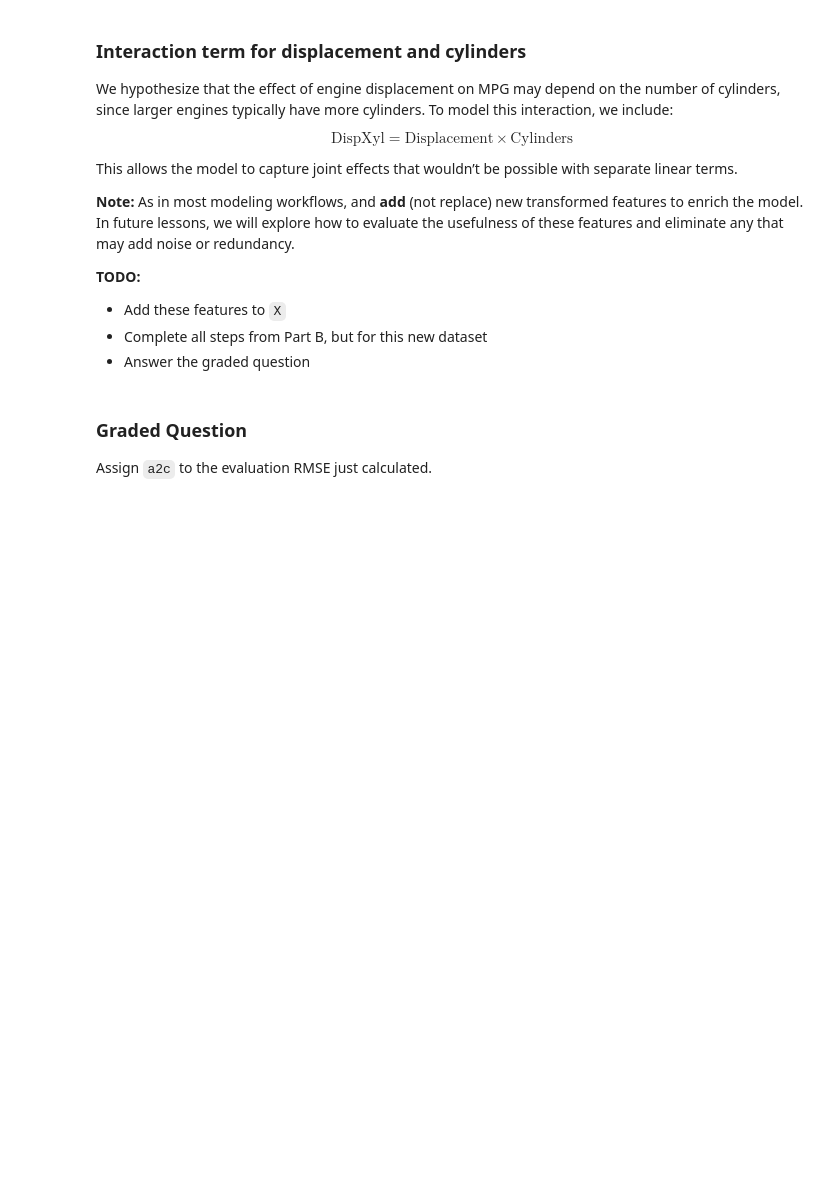
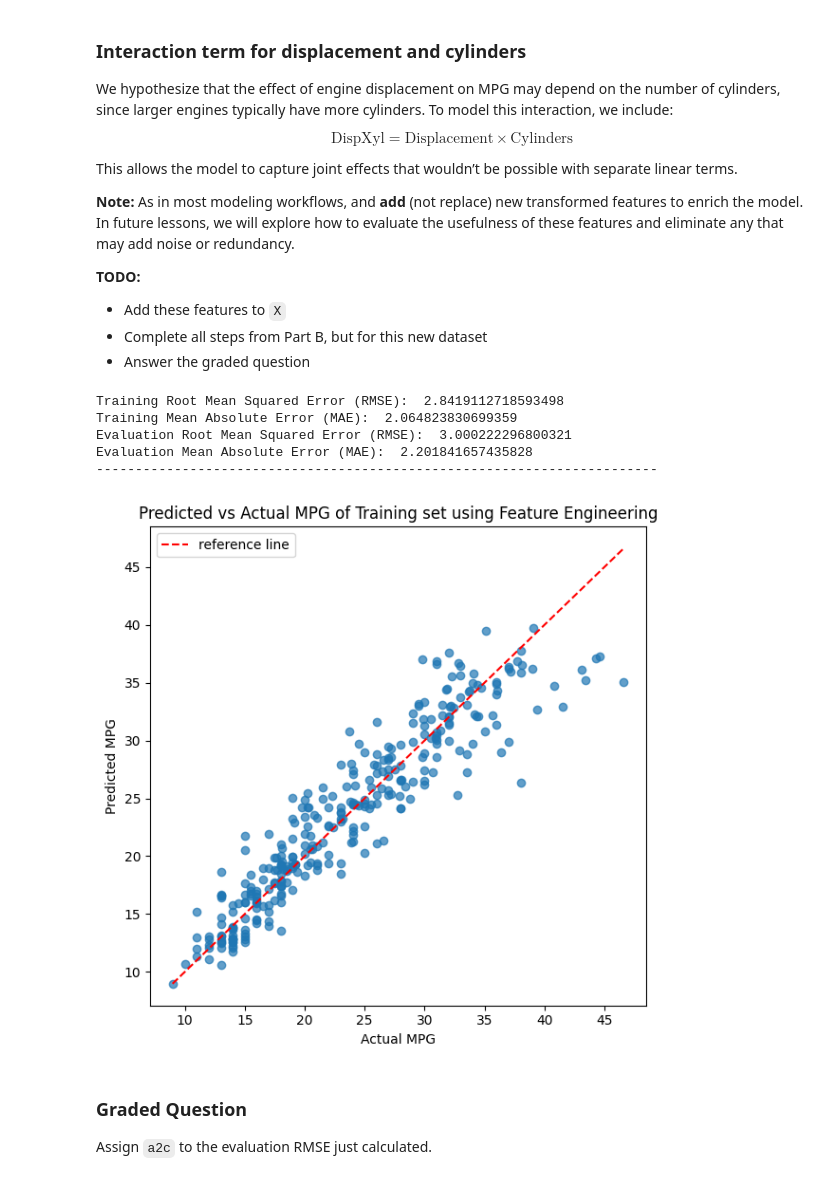
Before and after one commit to Jbaner/Module-3-Assignments, a Jupyter notebook: Homework_03.ipynb, the cells around one changed output. Drawn from its saved outputs; the diff is of its cells as text; code cells hidden in the pictures; blank space fills up the shorter version.

```diff
--- a/Homework_03.ipynb
+++ b/Homework_03.ipynb
@@ -627,6 +648,71 @@ This allows the model to capture joint effects that wouldn’t be possible with
 - Answer the graded question
 # %%
 # Your code here; add as many cells as you need
+
+#Create new dataset
+df_mpg_feature = df_mpg_cleaned.copy()
+
+#Square-root transform of horsepower
+df_mpg_feature["SqrtHP"] = np.sqrt(df_mpg_feature["horsepower"])
+
+#Log-transform of weight
+df_mpg_feature["LogWeight"] = np.log1p(df_mpg_feature["weight"])
+
+#Interaction term for displacement and cylinders
+df_mpg_feature["DispXyl"] = df_mpg_feature["displacement"] * df_mpg_feature["cylinders"]
+
+#Target
+X = df_mpg_feature.drop(columns = ["mpg"])
+y = df_mpg_feature[["mpg"]]
+
+#Split the data into training and evaluation sets
+X_train, X_eval, y_train, y_eval = train_test_split(X, y, test_size = 0.2, random_state=random_seed )
+
+#Fit a linear regression model
+model2 = LinearRegression()
+model2.fit(X_train, y_train)
+
+#Generate predictions
+#Predict on train set
+y_train_pred = model2.predict(X_train)
+#Predict on test set
+y_eval_pred =  model2.predict(X_eval)
+
+#Evaluate the model
+#Root Mean Squared Error (RMSE) and Mean Absolute Error (MAE) for the training sets.
+train_RMSE2 = np.sqrt(mean_squared_error(y_train,y_train_pred))
+train_MAE2 = mean_absolute_error(y_train,y_train_pred)
+
+
+#Root Mean Squared Error (RMSE) and Mean Absolute Error (MAE) for the evaluation sets.
+eval_RMSE2 = np.sqrt(mean_squared_error(y_eval,y_eval_pred))
+eval_MAE2 = mean_absolute_error(y_eval,y_eval_pred)
+#print the results:
+print("Training Root Mean Squared Error (RMSE): ", train_RMSE2)
+print("Training Mean Absolute Error (MAE): ", train_MAE2)
+print("Evaluation Root Mean Squared Error (RMSE): ", eval_RMSE2)
+print("Evaluation Mean Absolute Error (MAE): ", eval_MAE2)
+print("------------------------------------------------------------------------\n")
+
+#Visualize the training results
+plt.figure(figsize=(6,6))
+plt.scatter(y_train, y_train_pred, alpha=0.7)
+min_val= min(y_train.values.min(), y_train_pred.min())
+max_val= max(y_train.values.max(), y_train_pred.max())
+plt.plot([min_val, max_val], [min_val, max_val], color='red', linestyle = '--', label = "reference line")
+plt.xlabel("Actual MPG")
+plt.ylabel("Predicted MPG")
+plt.title("Predicted vs Actual MPG of Training set using Feature Engineering")
+plt.legend()
+plt.tight_layout()
+plt.show()
+# %% [output]
+Training Root Mean Squared Error (RMSE):  2.8419112718593498
+Training Mean Absolute Error (MAE):  2.064823830699359
+Evaluation Root Mean Squared Error (RMSE):  3.000222296800321
+Evaluation Mean Absolute Error (MAE):  2.201841657435828
+------------------------------------------------------------------------
+[figure, added]
 # %% [markdown]
 ### Graded Question
 
```
Also changed, not shown: parts of 5 cells of this notebook.
